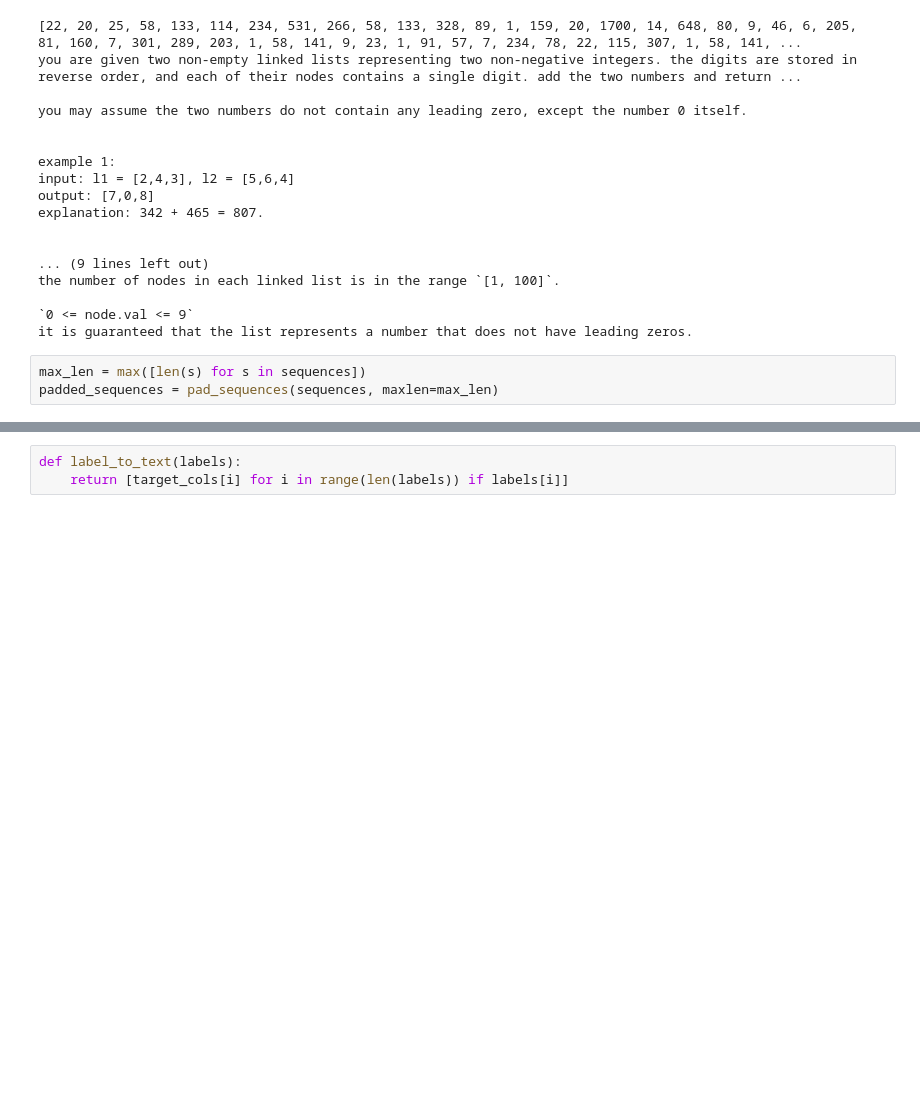
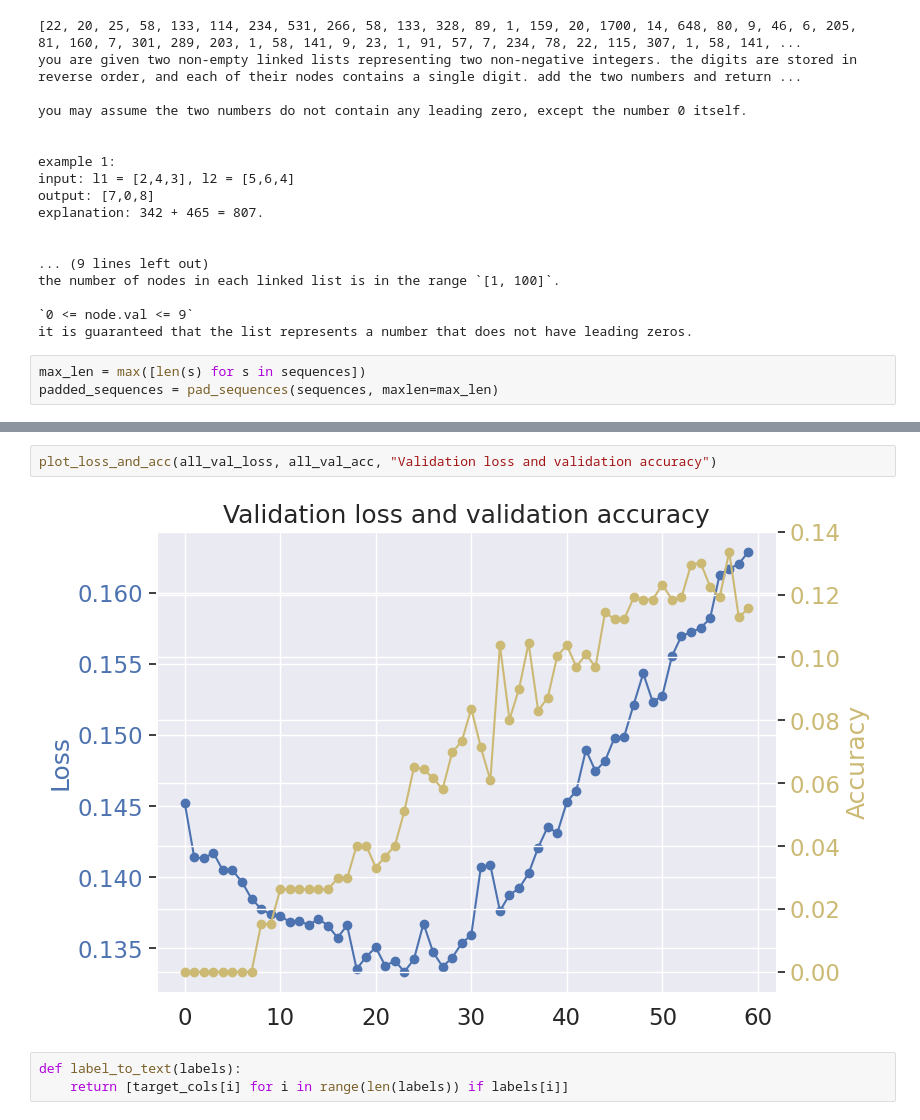
Before and after one commit to XFTTech/CSC413-Project, a Jupyter notebook: code/LSTM2.ipynb, the cells around one changed output, grey strips where cells are left out. Cells and saved outputs as stored; diff of their text form; blank space fills up the shorter version.

```diff
--- a/code/LSTM2.ipynb
+++ b/code/LSTM2.ipynb
@@ -111,3 +194,7 @@ model.fit(X_train, y_train, epochs=10, batch_size=32, validation_split=0.2)
+# %%
+plot_loss_and_acc(all_val_loss, all_val_acc, "Validation loss and validation accuracy")
+# %% [output]
+[figure, added]
 # %%
 def label_to_text(labels):
     return [target_cols[i] for i in range(len(labels)) if labels[i]]
```
Also changed, not shown: parts of 14 cells of this notebook, 2 other files.
